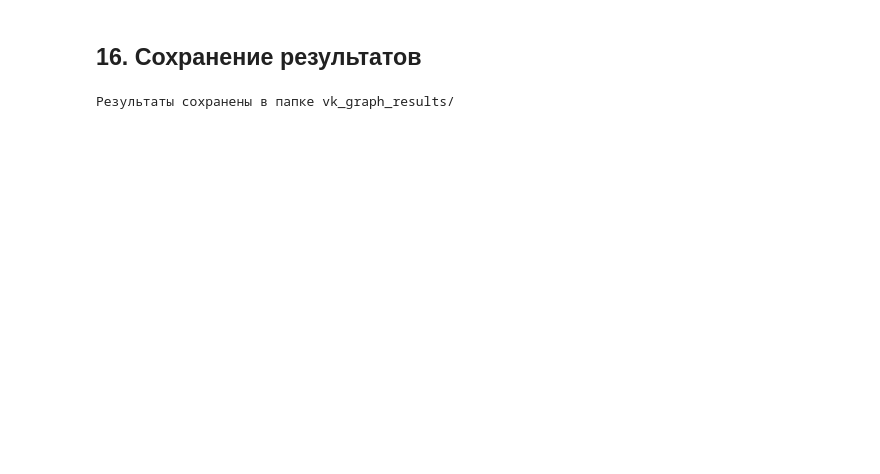
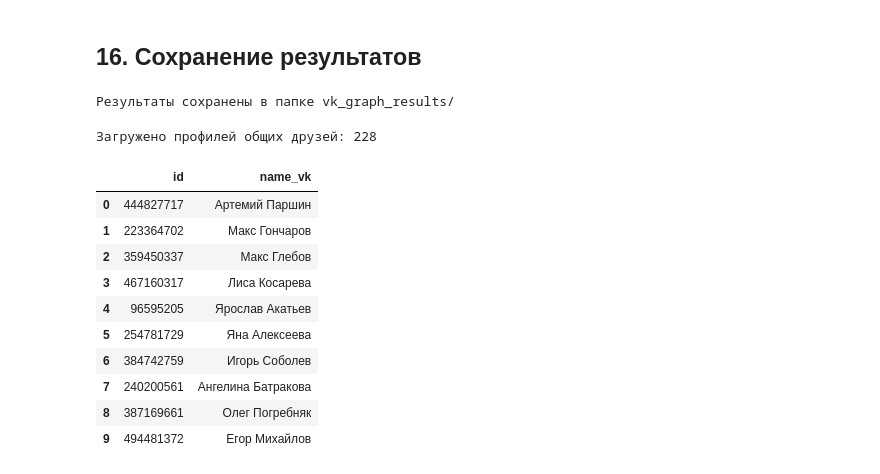
Before and after one commit to Rudnev911/ml_task_vk, a Jupyter notebook: vk_centrality_analysis.ipynb, the cells around one changed output. Drawn from its saved outputs; the diff is of its cells as text; code cells hidden in the pictures; blank space fills up the shorter version.

```diff
--- a/vk_centrality_analysis.ipynb
+++ b/vk_centrality_analysis.ipynb
@@ -841,0 +842,39 @@ print("Результаты сохранены в папке vk_graph_results/")
+# %%
+# --- Шаг 2: загрузить профили общих друзей ---
+
+shared_ids = list(shared_friends.keys())
+
+new_profiles_raw = []
+for i in range(0, len(shared_ids), 1000):
+    batch = shared_ids[i:i + 1000]
+    resp = vk_request("users.get", user_ids=",".join(map(str, batch)))
+    new_profiles_raw.extend(resp)
+    time.sleep(REQUEST_DELAY)
+
+new_profiles_df = pd.DataFrame(new_profiles_raw)
+new_profiles_df["name_vk"] = (
+    new_profiles_df["first_name"].fillna("") + " " +
+    new_profiles_df["last_name"].fillna("")
+).str.strip()
+
+if "deactivated" not in new_profiles_df.columns:
+    new_profiles_df["deactivated"] = None
+
+# Убираем удалённые/заблокированные аккаунты
+new_profiles_df = new_profiles_df[new_profiles_df["deactivated"].isna()].copy()
+
+print(f"Загружено профилей общих друзей: {len(new_profiles_df)}")
+display(new_profiles_df[["id", "name_vk"]].head(10))
+# %% [output]
+Загружено профилей общих друзей: 228
+|  | id | name_vk |
+| 0 | 444827717 | Артемий Паршин |
+| 1 | 223364702 | Макс Гончаров |
+| 2 | 359450337 | Макс Глебов |
+| 3 | 467160317 | Лиса Косарева |
+| 4 | 96595205 | Ярослав Акатьев |
+| 5 | 254781729 | Яна Алексеева |
+| 6 | 384742759 | Игорь Соболев |
+| 7 | 240200561 | Ангелина Батракова |
+| 8 | 387169661 | Олег Погребняк |
+| 9 | 494481372 | Егор Михайлов |
```
Also changed, not shown: parts of 18 cells of this notebook.
